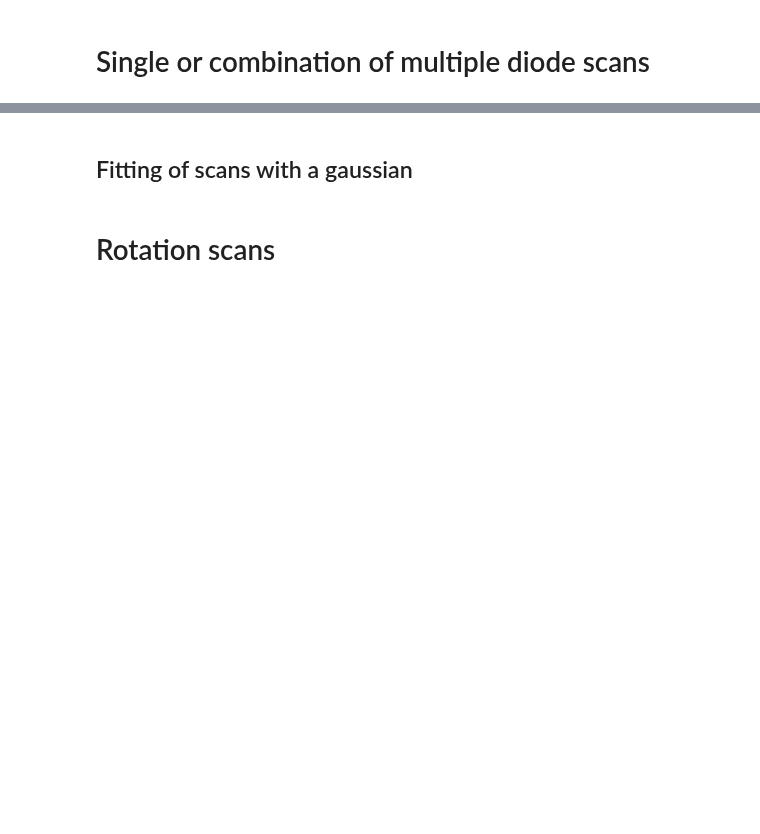
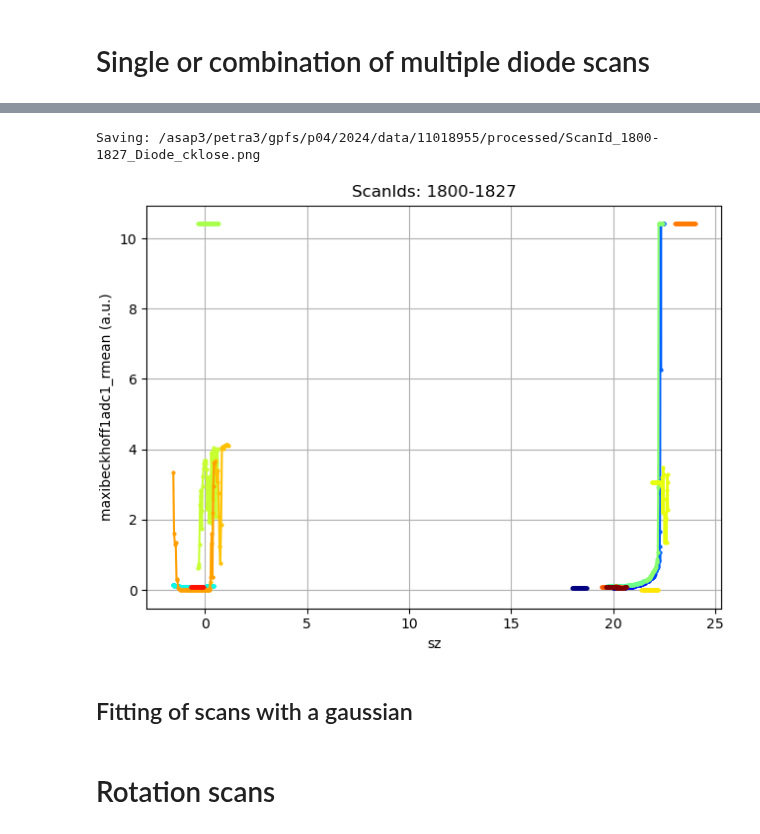
Before and after one commit to christopherklose/FTH-Phase_Retrieval, a Jupyter notebook: Diode_Scans.ipynb, the cells around one changed output, grey strips where cells are left out. Saved outputs shown, nothing was run; the diff lists cells and outputs as text; code cells hidden in the pictures; blank space fills up the shorter version.

Commit message:
End of PETRA P04 Beamtime 03/24 Tomo

```diff
--- a/Diode_Scans.ipynb
+++ b/Diode_Scans.ipynb
@@ -118,11 +128,12 @@ print("Output Folder: %s" % folder_general)
 # Single or combination of multiple diode scans
 # %%
 # Add scan numbers to combine in single plot
-scan_ids = [1095]
+scan_ids = np.arange(1800,1828)#[1395,1382,1333]
 
 # keys from nxs files (if you are not sure, which you need, open nexus files from beamtime folder and navigate through keys `2310_P04_FGT/raw/FGT`)
-data_key_x = "sy"#"mx" # "energy", "sx", "sy"
-data_key_y = "mx"#"sz"#"maxibeckhoff1adc1_rmean"
+data_key_x = "sz"#"mx" # "energy", "sx", "sy"
+data_key_x2 = "sy"
+data_key_y = "maxibeckhoff1adc1_rmean"#"mx"#"sz"#
 
 # Normalization of diode signal with I0, e.g., with petra current or gold mesh (needs to be inserted during scan)
 normalization = False
@@ -131,7 +142,11 @@ data_key_norm = "maxibeckhoff1adc2_rmean"  # "petra_curr"
 # Load data
 xdata, ydata, norm = [], [], []
 for scan_id in tqdm(scan_ids):
-    xdata.append(load_data(scan_id, data_key_x))
+    try:
+        data = load_data(scan_id, data_key_x)
+    except:
+        data = load_data(scan_id, "sy")
+    xdata.append(data)
     ydata.append(load_data(scan_id, data_key_y))
 
     if normalization is True:
@@ -155,34 +188,37 @@ colors = plt.cm.jet(np.linspace(0,1,len(xdata)))
 # Plot all scans together
 fig, ax = plt.subplots()
 
 # Iterate over scans
 for i, _ in enumerate(scan_ids):
     ax.plot(
         xdata[i],
         ydata[i] / norm[i],
         "o-",
         markersize=2,
         label="Id: %d" % scan_ids[i],
         color = colors[i]
     )
 
 # Plotting options
 ax.set_title(title)
 ax.set_xlabel(data_key_x)
 # ax.set_xlim([-0.01, 0.01])
 # ax.set_ylim([-0.015, 0.015])
 ax.grid()
-ax.legend()
+#ax.legend()
 
 # Different label with and without normalization
 if normalization is True:
     ax.set_ylabel(data_key_y + " (normalized by %s)" % data_key_norm, fontsize=7)
 else:
     ax.set_ylabel(data_key_y + " (a.u.)")
 
 # Save plot
 print("Saving: %s" % fname)
 plt.savefig(fname, dpi=300)
+# %% [output]
+Saving: /asap3/petra3/gpfs/p04/2024/data/11018955/processed/ScanId_1800-1827_Diode_cklose.png
+[figure, added]
 # %% [markdown]
 ## Fitting of scans with a gaussian
 # %%
```
Also changed, not shown: parts of 11 cells of this notebook, 3 other files.
